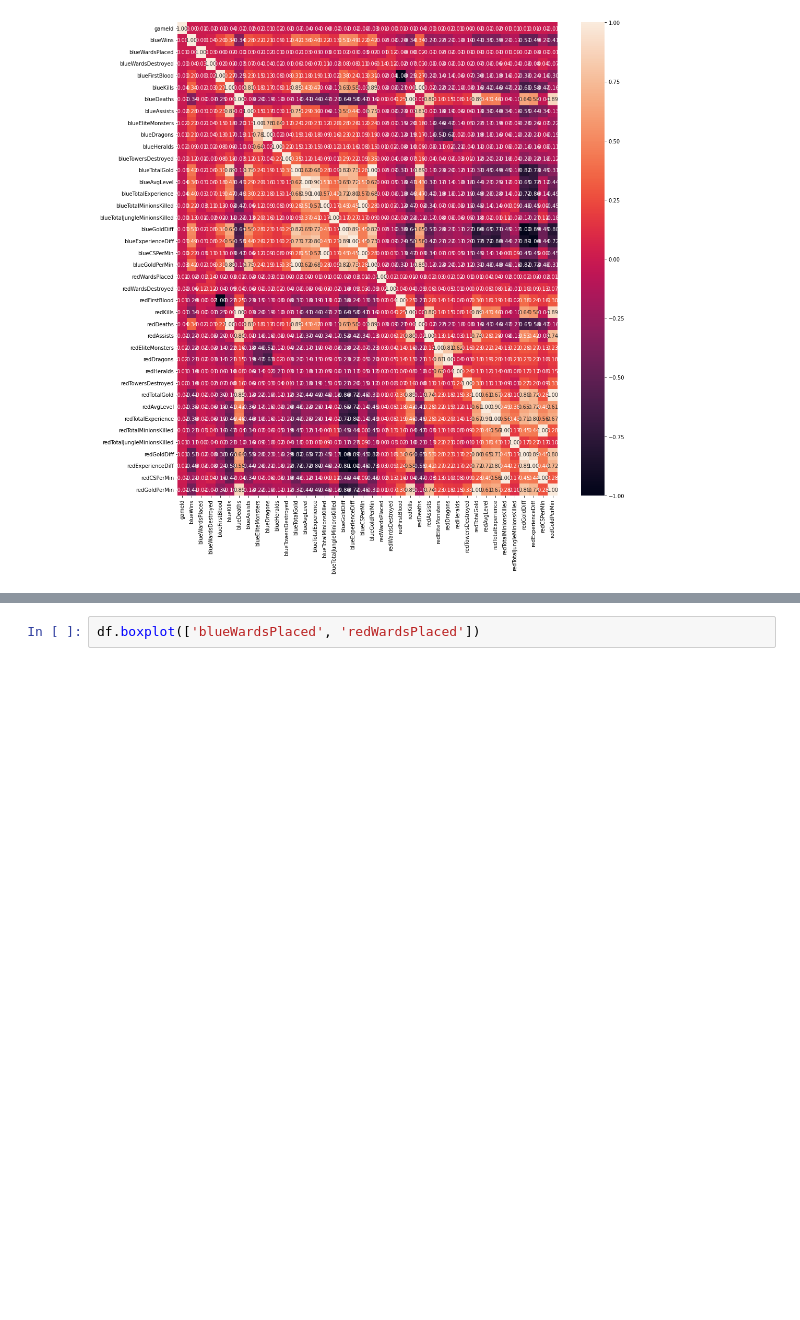
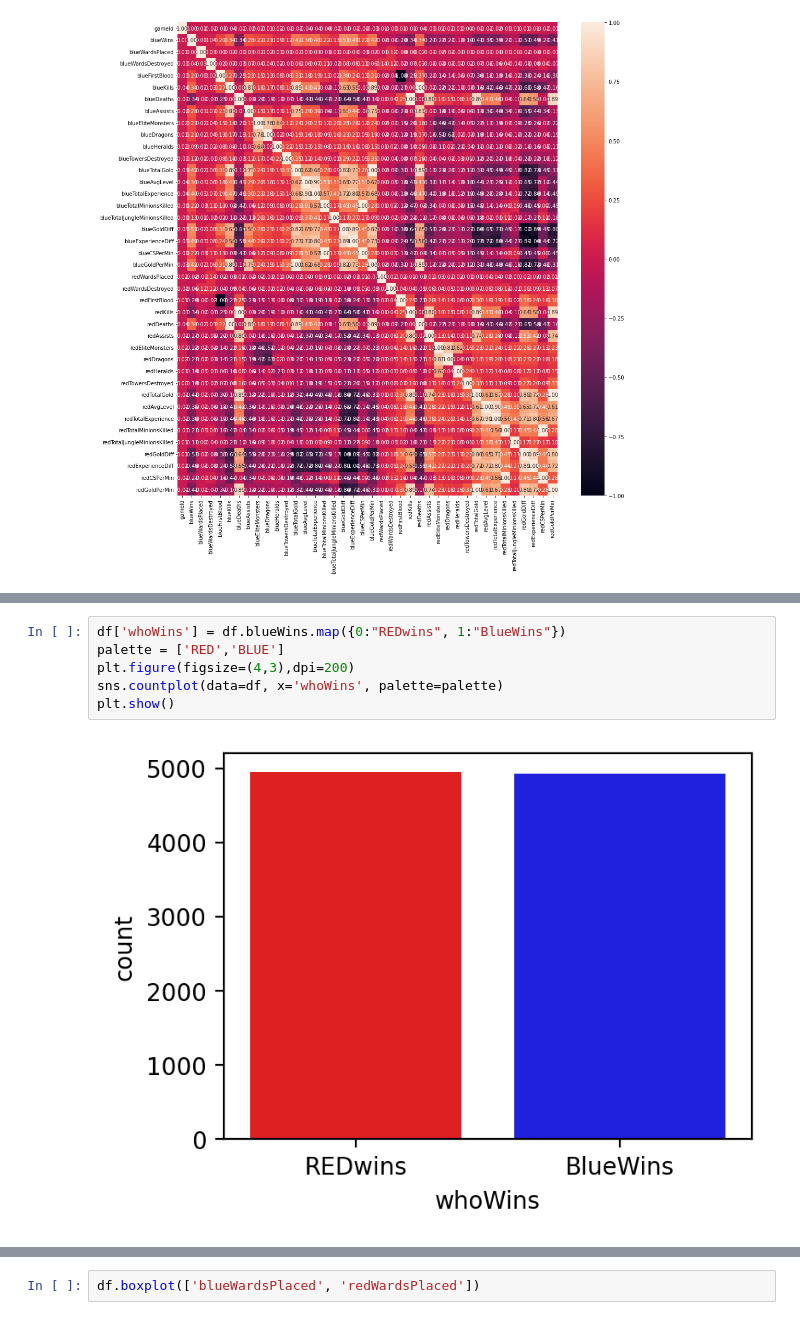
Before and after one commit to stormofdawn/aiffel_exp, a Jupyter notebook: 리그오브레전드_데이터.ipynb, the cells around one changed output, grey strips where cells are left out. Cells and saved outputs as stored; diff of their text form; blank space fills up the shorter version.

```diff
--- a/리그오브레전드_데이터.ipynb
+++ b/리그오브레전드_데이터.ipynb
@@ -68,0 +107,8 @@ plt.tight_layout()
+# %%
+df['whoWins'] = df.blueWins.map({0:"REDwins", 1:"BlueWins"})
+palette = ['RED','BLUE']
+plt.figure(figsize=(4,3),dpi=200)
+sns.countplot(data=df, x='whoWins', palette=palette)
+plt.show()
+# %% [output]
+[figure, added]
```
Also changed, not shown: parts of 24 cells of this notebook.
